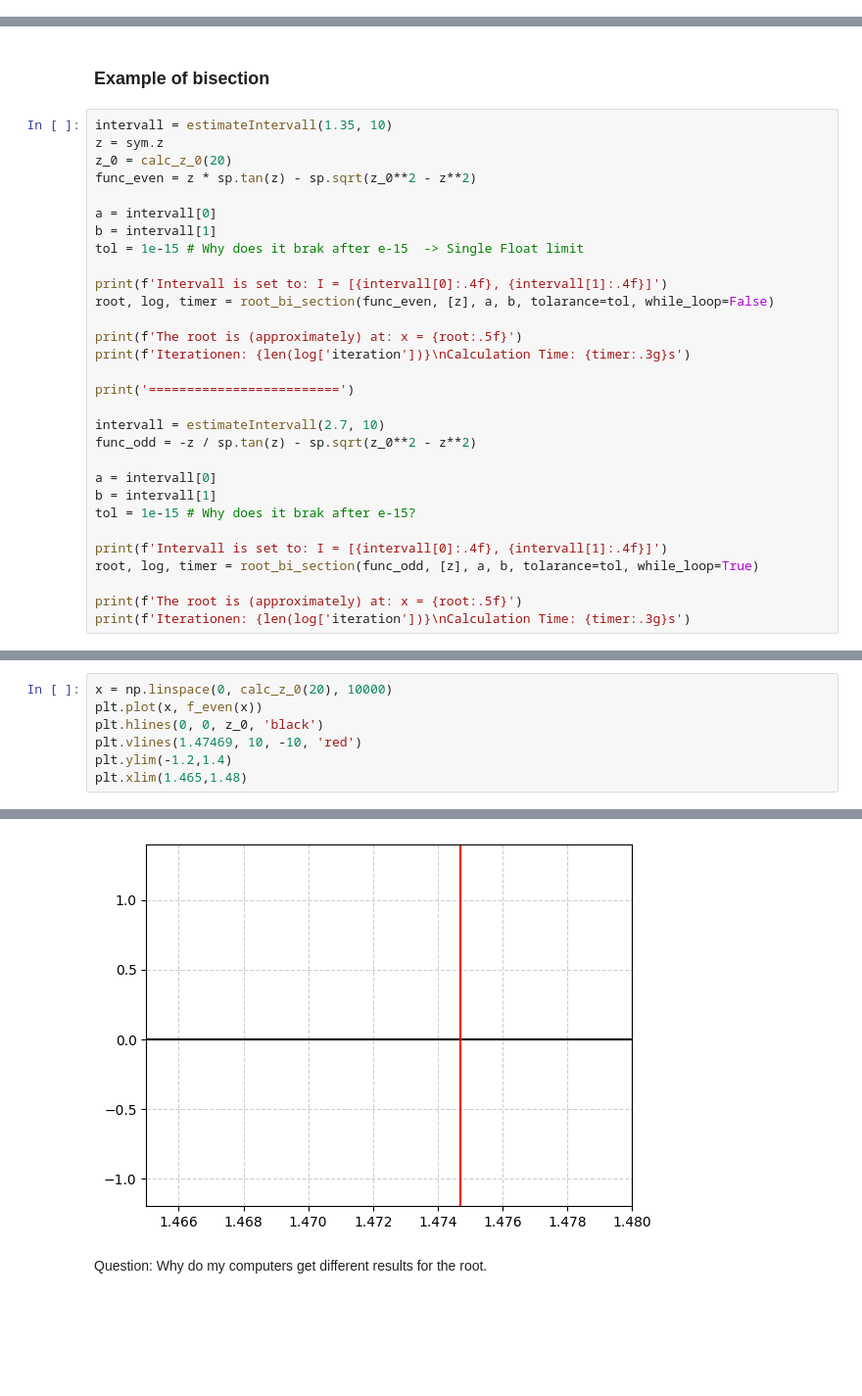
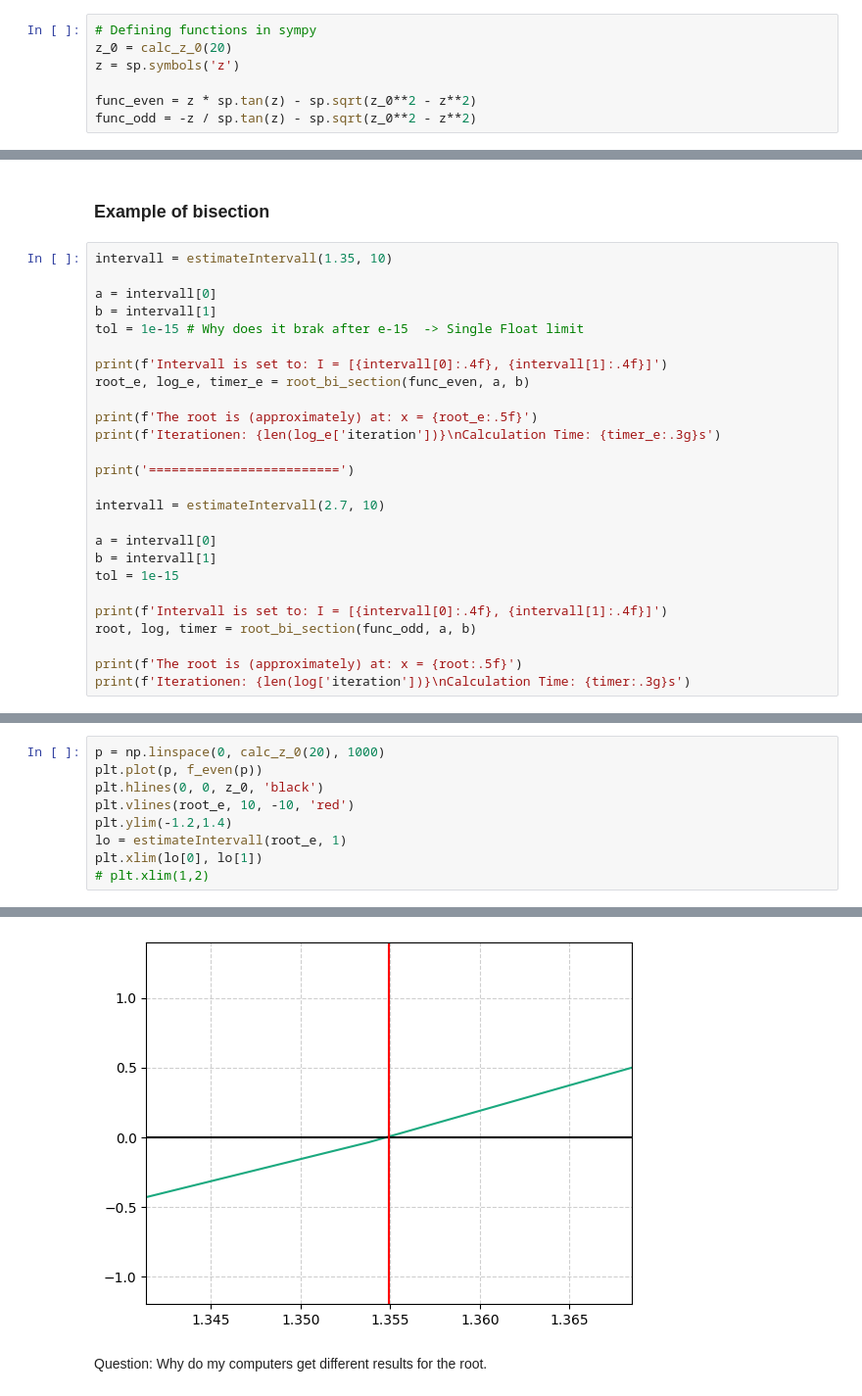
Before and after one commit to FinnZeumer/Introduction-to-Computational-Physics, a Jupyter notebook: Homework_1.ipynb, the cells around one changed output, grey strips where cells are left out. Shown at 98% size. Cells and saved outputs as stored; diff of their text form; blank space fills up the shorter version.

```diff
--- a/Homework_1.ipynb
+++ b/Homework_1.ipynb
@@ -336,3 +179,10 @@ Looking at the roots we see that all roots should be of multiplicity 1, since th
+# %%
+# Defining functions in sympy
+z_0 = calc_z_0(20)
+z = sp.symbols('z')
+
+func_even = z * sp.tan(z) - sp.sqrt(z_0**2 - z**2)
+func_odd = -z / sp.tan(z) - sp.sqrt(z_0**2 - z**2)
 # %% [markdown]
 ## Exercise 2: Root Finding
 Implement the following methods: (5 pt.)
@@ -492,31 +474,27 @@ def calc_z_0(V_0:int = 20):
 ### Example of bisection
 # %%
 intervall = estimateIntervall(1.35, 10)
-z = sym.z
-z_0 = calc_z_0(20)
-func_even = z * sp.tan(z) - sp.sqrt(z_0**2 - z**2)
 
 a = intervall[0]
 b = intervall[1]
 tol = 1e-15 # Why does it brak after e-15  -> Single Float limit
 
 print(f'Intervall is set to: I = [{intervall[0]:.4f}, {intervall[1]:.4f}]')
-root, log, timer = root_bi_section(func_even, [z], a, b, tolarance=tol, while_loop=False)
+root_e, log_e, timer_e = root_bi_section(func_even, a, b)
 
-print(f'The root is (approximately) at: x = {root:.5f}')
-print(f'Iterationen: {len(log['iteration'])}\nCalculation Time: {timer:.3g}s')
+print(f'The root is (approximately) at: x = {root_e:.5f}')
+print(f'Iterationen: {len(log_e['iteration'])}\nCalculation Time: {timer_e:.3g}s')
 
 print('=========================')
 
 intervall = estimateIntervall(2.7, 10)
-func_odd = -z / sp.tan(z) - sp.sqrt(z_0**2 - z**2)
 
 a = intervall[0]
 b = intervall[1]
-tol = 1e-15 # Why does it brak after e-15?
+tol = 1e-15
 
 print(f'Intervall is set to: I = [{intervall[0]:.4f}, {intervall[1]:.4f}]')
-root, log, timer = root_bi_section(func_odd, [z], a, b, tolarance=tol, while_loop=True)
+root, log, timer = root_bi_section(func_odd, a, b)
 
 print(f'The root is (approximately) at: x = {root:.5f}')
 print(f'Iterationen: {len(log['iteration'])}\nCalculation Time: {timer:.3g}s')
@@ -533,8 +511,10 @@ Calculation Time: 0.000261s
 # %%
-x = np.linspace(0, calc_z_0(20), 10000)
-plt.plot(x, f_even(x))
+p = np.linspace(0, calc_z_0(20), 1000)
+plt.plot(p, f_even(p))
 plt.hlines(0, 0, z_0, 'black')
-plt.vlines(1.47469, 10, -10, 'red')
+plt.vlines(root_e, 10, -10, 'red')
 plt.ylim(-1.2,1.4)
-plt.xlim(1.465,1.48)
+lo = estimateIntervall(root_e, 1)
+plt.xlim(lo[0], lo[1])
+# plt.xlim(1,2)
 # %% [output]
@@ -542,4 +522,4 @@ plt.xlim(1.465,1.48)
-[figure, old version]
+[figure, new version]
 # %% [markdown]
 Question: Why do my computers get different results for the root.
 # %% [markdown]
```
Also changed, not shown: parts of 16 cells of this notebook.
